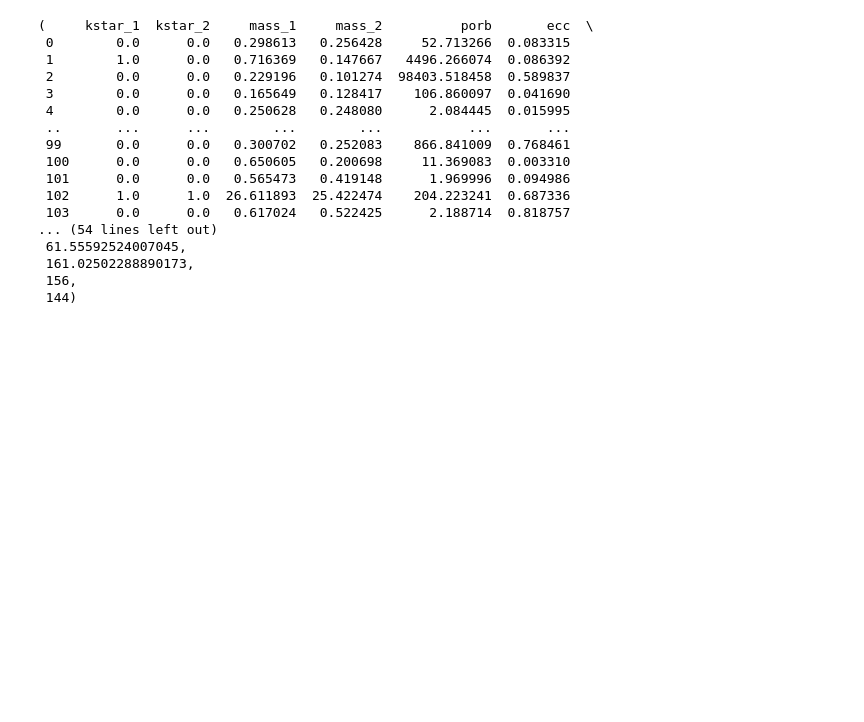
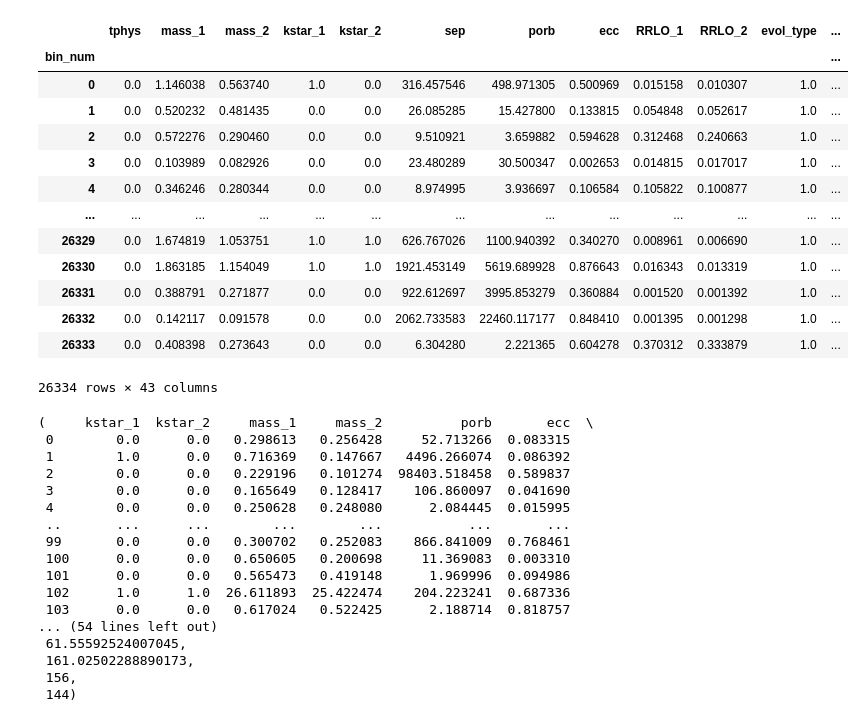
Before and after one commit to TomWagg/cogsworth, a Jupyter notebook: scratch.ipynb, the cells around one changed output. Drawn from its saved outputs; the diff is of its cells as text; code cells hidden in the pictures; blank space fills up the shorter version.

```diff
--- a/scratch.ipynb
+++ b/scratch.ipynb
@@ -13,3 +37,20 @@ from cosmic.sample.initialbinarytable import InitialBinaryTable
+# %%
+bpp.groupby("bin_num").first()
+# %% [output]
+|  | tphys | mass_1 | mass_2 | kstar_1 | kstar_2 | sep | porb | ecc | RRLO_1 | RRLO_2 | evol_type | ... |
+| bin_num |  |  |  |  |  |  |  |  |  |  |  | ... |
+| 0 | 0.0 | 1.146038 | 0.563740 | 1.0 | 0.0 | 316.457546 | 498.971305 | 0.500969 | 0.015158 | 0.010307 | 1.0 | ... |
+| 1 | 0.0 | 0.520232 | 0.481435 | 0.0 | 0.0 | 26.085285 | 15.427800 | 0.133815 | 0.054848 | 0.052617 | 1.0 | ... |
+| 2 | 0.0 | 0.572276 | 0.290460 | 0.0 | 0.0 | 9.510921 | 3.659882 | 0.594628 | 0.312468 | 0.240663 | 1.0 | ... |
+| 3 | 0.0 | 0.103989 | 0.082926 | 0.0 | 0.0 | 23.480289 | 30.500347 | 0.002653 | 0.014815 | 0.017017 | 1.0 | ... |
+| 4 | 0.0 | 0.346246 | 0.280344 | 0.0 | 0.0 | 8.974995 | 3.936697 | 0.106584 | 0.105822 | 0.100877 | 1.0 | ... |
+| ... | ... | ... | ... | ... | ... | ... | ... | ... | ... | ... | ... | ... |
+| 26329 | 0.0 | 1.674819 | 1.053751 | 1.0 | 1.0 | 626.767026 | 1100.940392 | 0.340270 | 0.008961 | 0.006690 | 1.0 | ... |
+| 26330 | 0.0 | 1.863185 | 1.154049 | 1.0 | 1.0 | 1921.453149 | 5619.689928 | 0.876643 | 0.016343 | 0.013319 | 1.0 | ... |
+| 26331 | 0.0 | 0.388791 | 0.271877 | 0.0 | 0.0 | 922.612697 | 3995.853279 | 0.360884 | 0.001520 | 0.001392 | 1.0 | ... |
+| 26332 | 0.0 | 0.142117 | 0.091578 | 0.0 | 0.0 | 2062.733583 | 22460.117177 | 0.848410 | 0.001395 | 0.001298 | 1.0 | ... |
+| 26333 | 0.0 | 0.408398 | 0.273643 | 0.0 | 0.0 | 6.304280 | 2.221365 | 0.604278 | 0.370312 | 0.333879 | 1.0 | ... |
+26334 rows × 43 columns
 # %%
 InitialBinaryTable.sampler('independent', [1], [1],
                                                          binfrac_model=0.5, primary_model='kroupa01',
```
Also changed, not shown: parts of 2 cells of this notebook, 4 other files.
